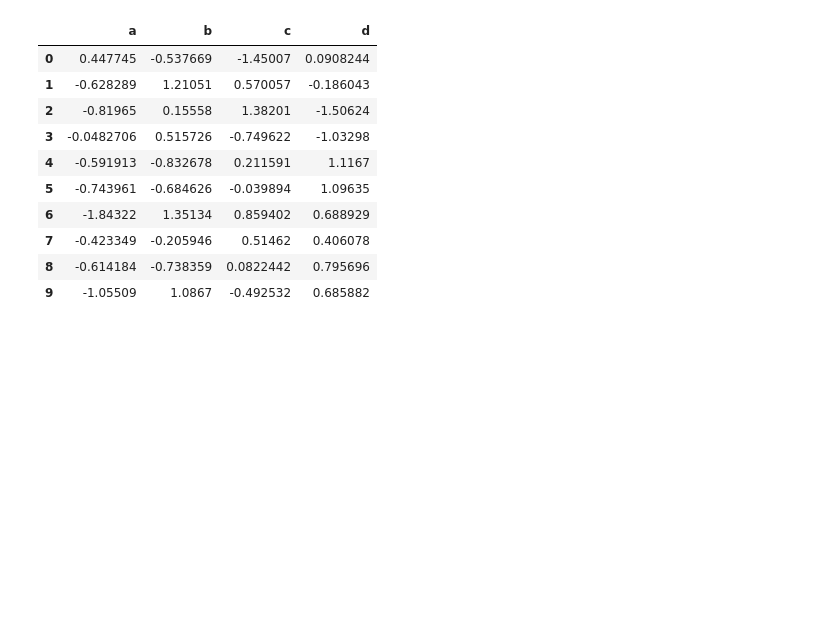
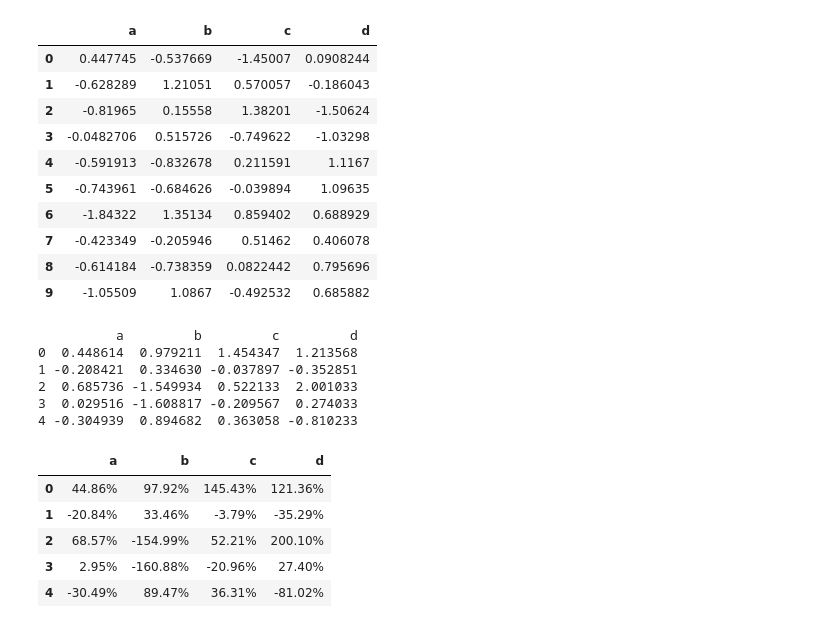
Before and after one commit to tsangyu98/matplotlib_study, a Jupyter notebook: matplotlib_part3.ipynb, the cells around one changed output. Saved outputs shown, nothing was run; the diff lists cells and outputs as text; code cells hidden in the pictures; blank space fills up the shorter version.

```diff
--- a/matplotlib_part3.ipynb
+++ b/matplotlib_part3.ipynb
@@ -149,0 +157,18 @@ Name: 5, dtype: bool
+# %%
+# 按照百分数显示
+df = pd.DataFrame(np.random.randn(10, 4), columns=list('abcd'))
+print(df.head())
+df.head().style.format("{:.2%}")
+# %% [output]
+          a         b         c         d
+0  0.448614  0.979211  1.454347  1.213568
+1 -0.208421  0.334630 -0.037897 -0.352851
+2  0.685736 -1.549934  0.522133  2.001033
+3  0.029516 -1.608817 -0.209567  0.274033
+4 -0.304939  0.894682  0.363058 -0.810233
+|  | a | b | c | d |
+| 0 | 44.86% | 97.92% | 145.43% | 121.36% |
+| 1 | -20.84% | 33.46% | -3.79% | -35.29% |
+| 2 | 68.57% | -154.99% | 52.21% | 200.10% |
+| 3 | 2.95% | -160.88% | -20.96% | 27.40% |
+| 4 | -30.49% | 89.47% | 36.31% | -81.02% |
```
Also changed, not shown: parts of 5 cells of this notebook.
